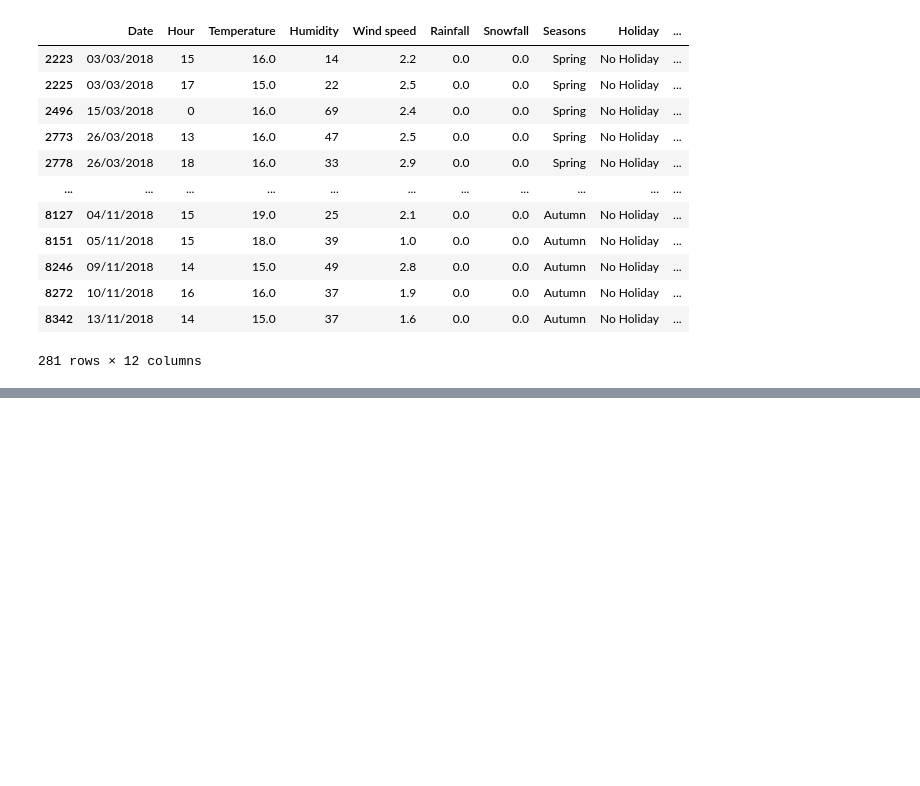
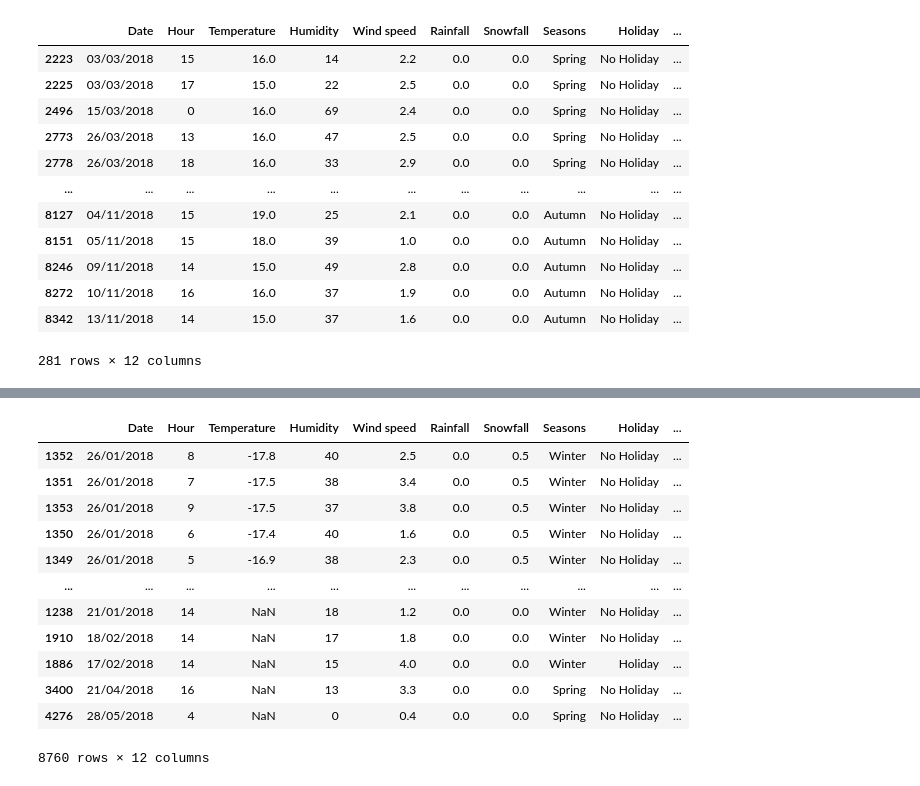
Before and after one commit to bazhil/introduction_in_statistics, a Jupyter notebook: 1. Starting with dataset/Starting with dataset.ipynb, the cells around one changed output, grey strips where cells are left out. Saved outputs shown, nothing was run; the diff lists cells and outputs as text; code cells hidden in the pictures; blank space fills up the shorter version.

```diff
--- a/1. Starting with dataset/Starting with dataset.ipynb
+++ b/1. Starting with dataset/Starting with dataset.ipynb
@@ -267,0 +351,17 @@ bikes[bikes['Temperature'].isin(range(15, 26))]
+# %%
+# Сортировка всего датасета по нескольким столбцам с разным порядком возрастания и убывания (температура возрастает, влажность убывает)
+bikes.sort_values(by=['Temperature', 'Humidity'], ascending=[True, False])
+# %% [output]
+|  | Date | Hour | Temperature | Humidity | Wind speed | Rainfall | Snowfall | Seasons | Holiday | ... |
+| 1352 | 26/01/2018 | 8 | -17.8 | 40 | 2.5 | 0.0 | 0.5 | Winter | No Holiday | ... |
+| 1351 | 26/01/2018 | 7 | -17.5 | 38 | 3.4 | 0.0 | 0.5 | Winter | No Holiday | ... |
+| 1353 | 26/01/2018 | 9 | -17.5 | 37 | 3.8 | 0.0 | 0.5 | Winter | No Holiday | ... |
+| 1350 | 26/01/2018 | 6 | -17.4 | 40 | 1.6 | 0.0 | 0.5 | Winter | No Holiday | ... |
+| 1349 | 26/01/2018 | 5 | -16.9 | 38 | 2.3 | 0.0 | 0.5 | Winter | No Holiday | ... |
+| ... | ... | ... | ... | ... | ... | ... | ... | ... | ... | ... |
+| 1238 | 21/01/2018 | 14 | NaN | 18 | 1.2 | 0.0 | 0.0 | Winter | No Holiday | ... |
+| 1910 | 18/02/2018 | 14 | NaN | 17 | 1.8 | 0.0 | 0.0 | Winter | No Holiday | ... |
+| 1886 | 17/02/2018 | 14 | NaN | 15 | 4.0 | 0.0 | 0.0 | Winter | Holiday | ... |
+| 3400 | 21/04/2018 | 16 | NaN | 13 | 3.3 | 0.0 | 0.0 | Spring | No Holiday | ... |
+| 4276 | 28/05/2018 | 4 | NaN | 0 | 0.4 | 0.0 | 0.0 | Spring | No Holiday | ... |
+8760 rows × 12 columns
```
Also changed, not shown: parts of 5 cells of this notebook.
